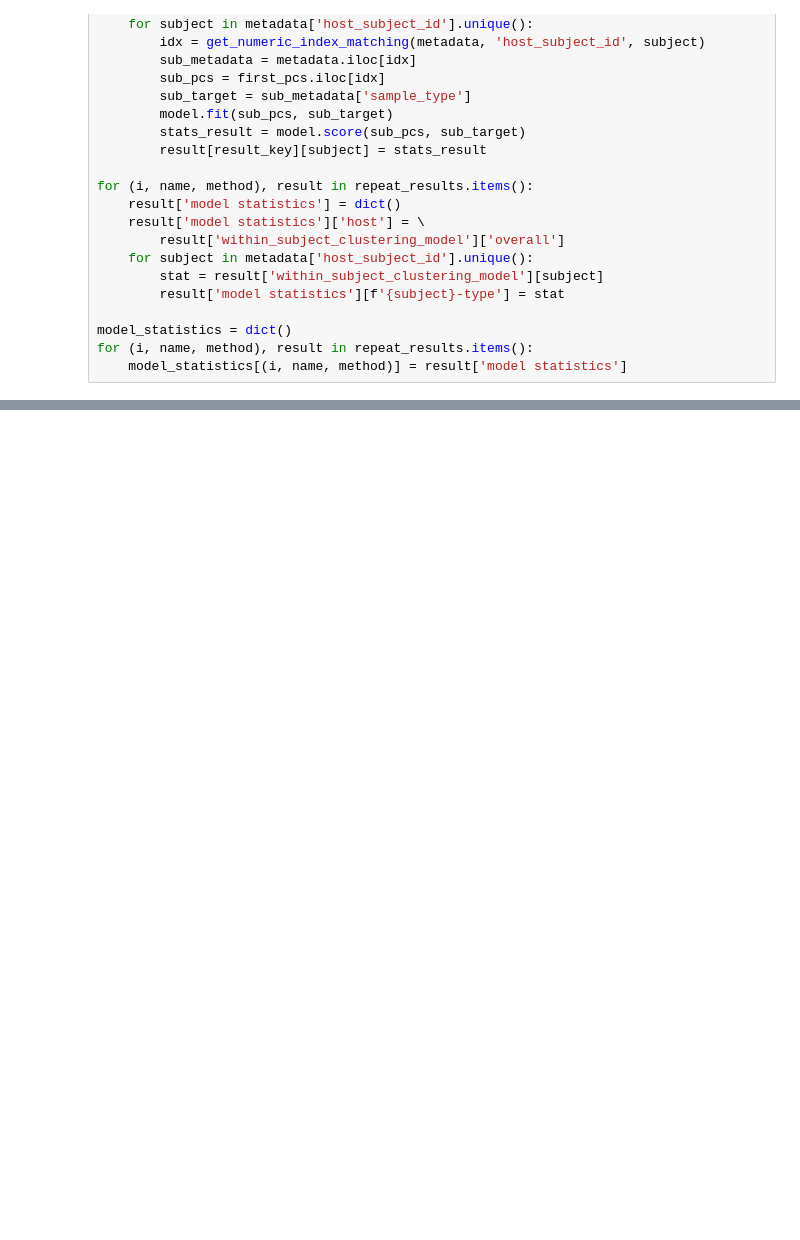
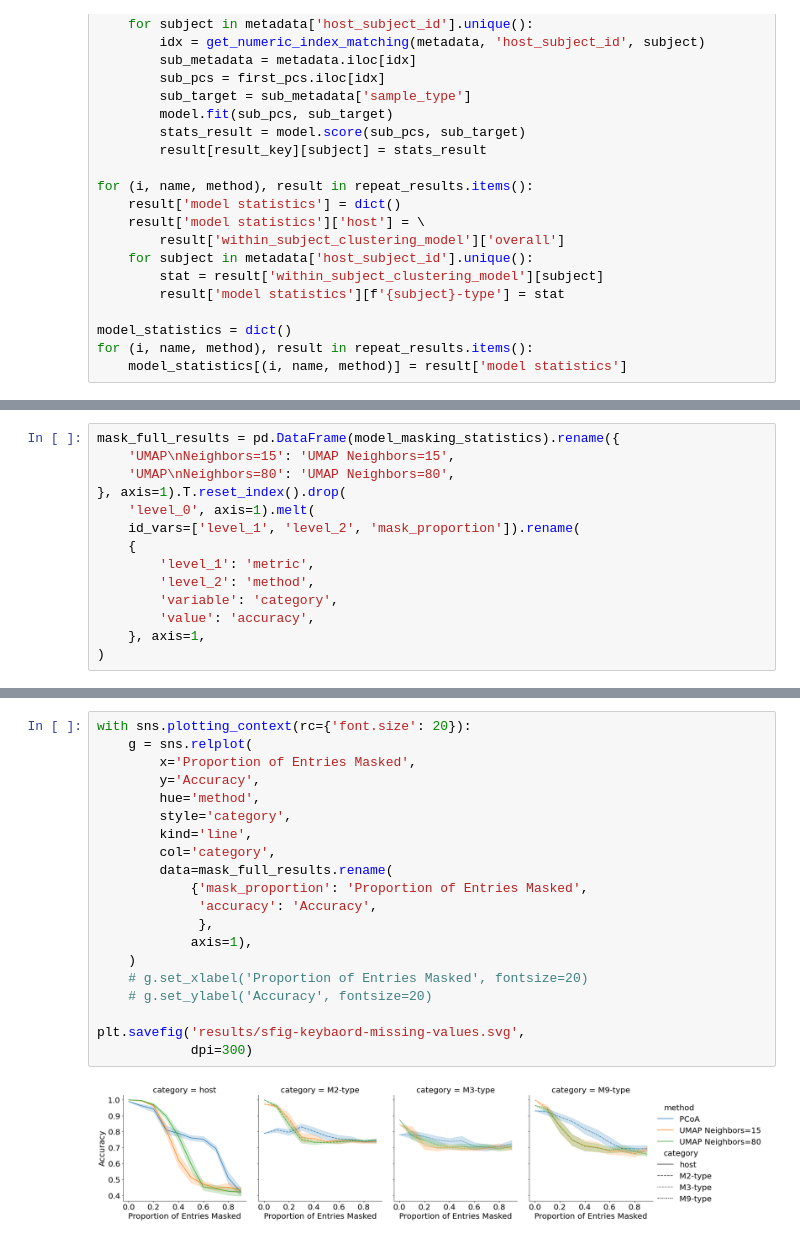
Before and after one commit to knightlab-analyses/umap-microbiome-benchmarking, a Jupyter notebook: notebooks/real-data-keyboard-benchmark.ipynb, the cells around one changed output, grey strips where cells are left out. Drawn from its saved outputs; the diff is of its cells as text; blank space fills up the shorter version.

```diff
--- a/notebooks/real-data-keyboard-benchmark.ipynb
+++ b/notebooks/real-data-keyboard-benchmark.ipynb
@@ -348,0 +678,14 @@ pd.DataFrame(model_statistics).rename({
+# %%
+mask_full_results = pd.DataFrame(model_masking_statistics).rename({
+    'UMAP\nNeighbors=15': 'UMAP Neighbors=15',
+    'UMAP\nNeighbors=80': 'UMAP Neighbors=80',
+}, axis=1).T.reset_index().drop(
+    'level_0', axis=1).melt(
+    id_vars=['level_1', 'level_2', 'mask_proportion']).rename(
+    {
+        'level_1': 'metric',
+        'level_2': 'method',
+        'variable': 'category',
+        'value': 'accuracy',
+    }, axis=1,
+)
@@ -348,0 +708,22 @@ pd.DataFrame(model_statistics).rename({
+# %%
+with sns.plotting_context(rc={'font.size': 20}):
+    g = sns.relplot(
+        x='Proportion of Entries Masked',
+        y='Accuracy',
+        hue='method',
+        style='category',
+        kind='line',
+        col='category',
+        data=mask_full_results.rename(
+            {'mask_proportion': 'Proportion of Entries Masked',
+             'accuracy': 'Accuracy',
+             },
+            axis=1),
+    )
+    # g.set_xlabel('Proportion of Entries Masked', fontsize=20)
+    # g.set_ylabel('Accuracy', fontsize=20)
+
+plt.savefig('results/sfig-keybaord-missing-values.svg',
+            dpi=300)
+# %% [output]
+[figure, added]
```
Also changed, not shown: parts of 20 cells of this notebook, 2 other files.
